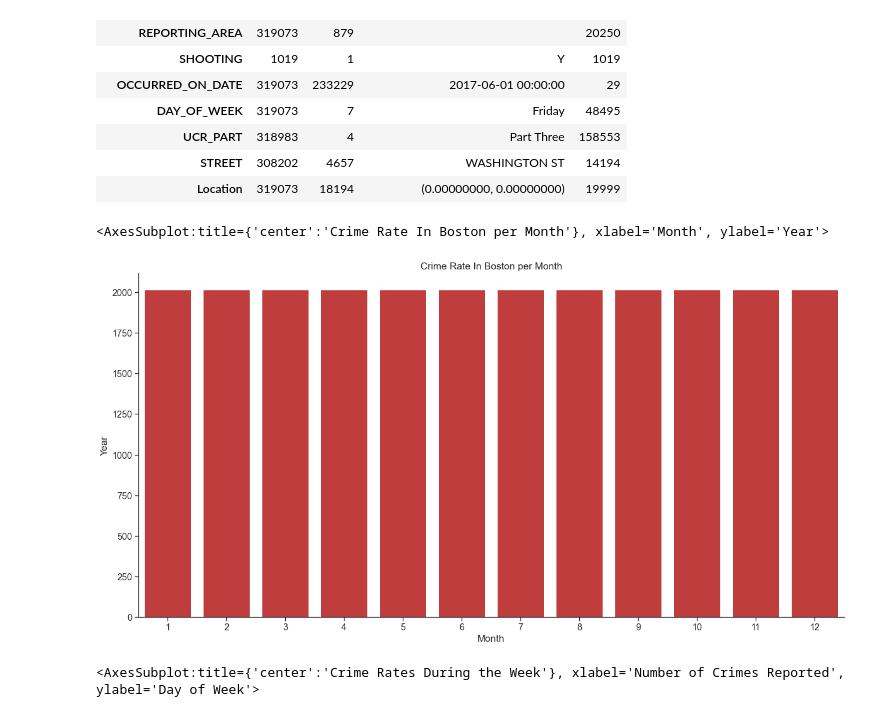
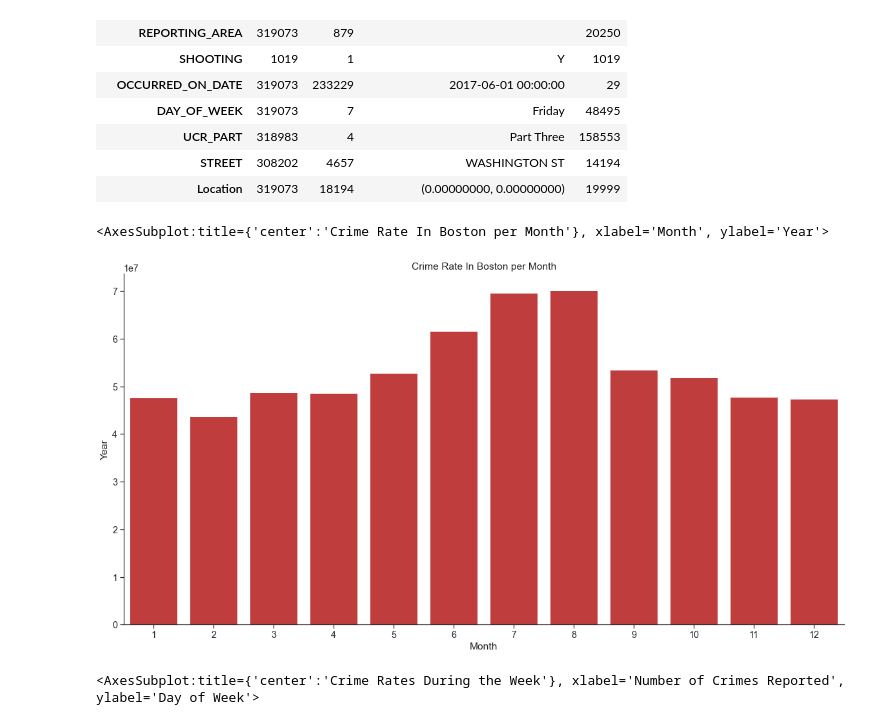
Before and after one commit to data301-2021-winter1/project-group42-project, a Jupyter notebook: notebooks/Final Analysis.ipynb, the cells around one changed output. Cells and saved outputs as stored; diff of their text form; code cells hidden in the pictures.

```diff
--- a/notebooks/Final Analysis.ipynb
+++ b/notebooks/Final Analysis.ipynb
@@ -193,16 +193,18 @@ df.describe(include='object').T
 | STREET | 308202 | 4657 | WASHINGTON ST | 14194 |
 | Location | 319073 | 18194 | (0.00000000, 0.00000000) | 19999 |
 # %%
+df2a = df2.groupby('MONTH', as_index=False).sum()
+
 a4_dims = (20, 10)
 fig, ax = plt.subplots(figsize=a4_dims)
-ax = sns.barplot(x="MONTH", y="YEAR", data=df2, color="tab:red")
+ax = sns.barplot(x="MONTH", y="YEAR", data=df2a, color="tab:red")
 ax.set_title("Crime Rate In Boston per Month")
 ax.set_xlabel("Month")
 ax.set_ylabel("Year")
 ax
 # %% [output]
 <AxesSubplot:title={'center':'Crime Rate In Boston per Month'}, xlabel='Month', ylabel='Year'>
-[figure, old version]
+[figure, new version]
 # %%
 a4_dims = (20, 10)
 fig, ax = plt.subplots(figsize=a4_dims)
```
Also changed, not shown: parts of 1 cell of this notebook, 4 other files.
